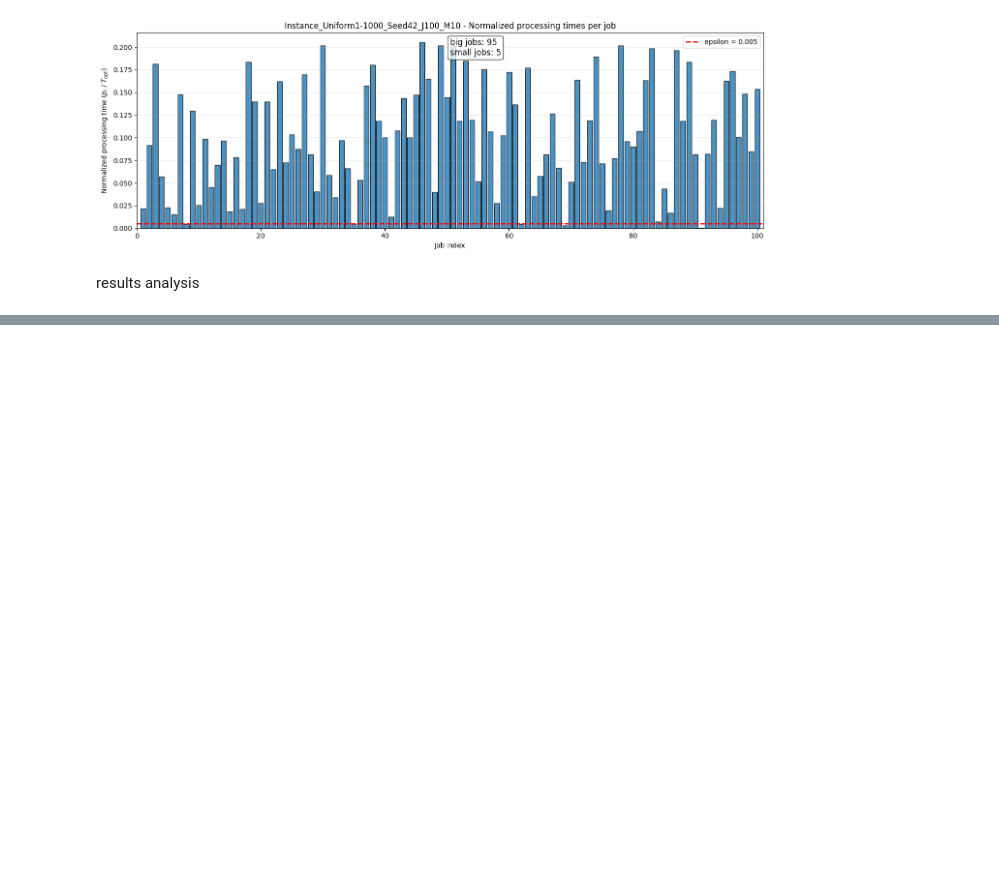
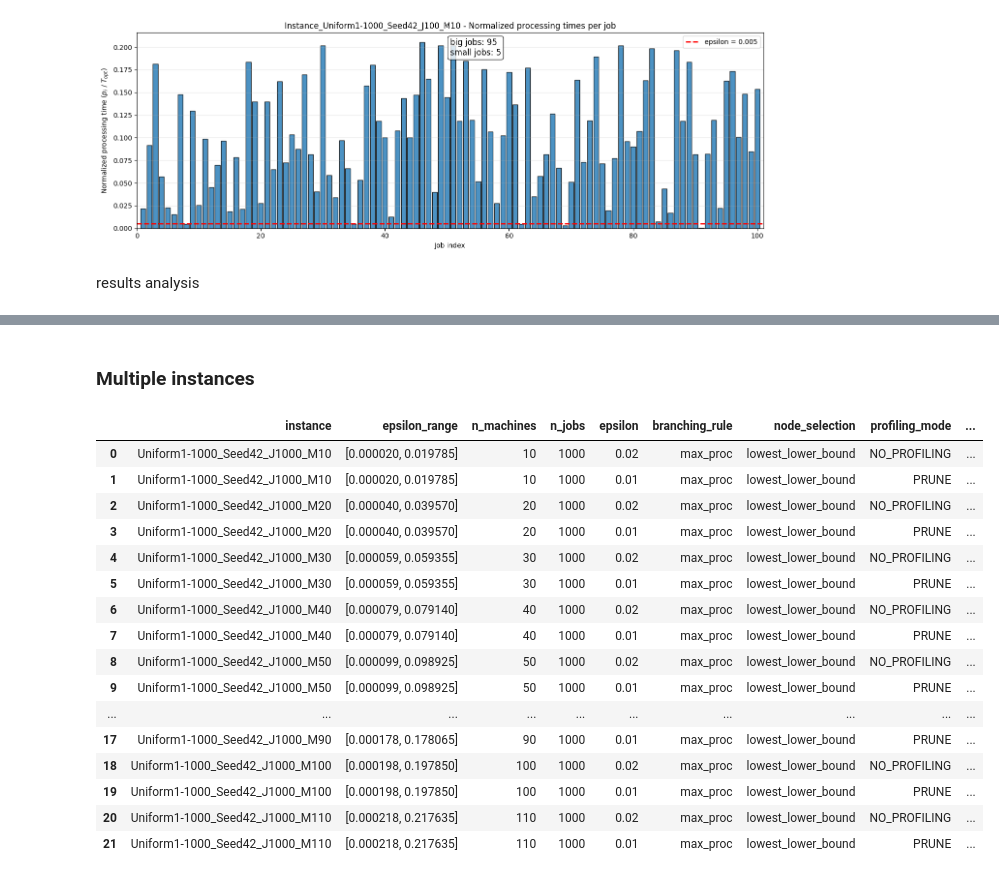
Before and after one commit to BEagle1984/branch_and_bound_as_PTAS, a Jupyter notebook: plots_identical.ipynb, the cells around one changed output, grey strips where cells are left out. Cells and saved outputs as stored; diff of their text form; code cells hidden in the pictures; blank space fills up the shorter version.

```diff
--- a/plots_identical.ipynb
+++ b/plots_identical.ipynb
@@ -242 +249,28 @@ df.iloc[1::2]['epsilon']
 Name: epsilon, dtype: float64
+# %% [markdown]
+### Multiple instances
+# %%
+filename_resutls = "latest_identical_job_scheduling_random_instances.csv"
+
+max_nodes = 1_000
+
+df_results = pd.read_csv(f"{folder_path_output}/{filename_resutls}")
+df_results
+# %% [output]
+|  | instance | epsilon_range | n_machines | n_jobs | epsilon | branching_rule | node_selection | profiling_mode | ... |
+| 0 | Uniform1-1000_Seed42_J1000_M10 | [0.000020, 0.019785] | 10 | 1000 | 0.02 | max_proc | lowest_lower_bound | NO_PROFILING | ... |
+| 1 | Uniform1-1000_Seed42_J1000_M10 | [0.000020, 0.019785] | 10 | 1000 | 0.01 | max_proc | lowest_lower_bound | PRUNE | ... |
+| 2 | Uniform1-1000_Seed42_J1000_M20 | [0.000040, 0.039570] | 20 | 1000 | 0.02 | max_proc | lowest_lower_bound | NO_PROFILING | ... |
+| 3 | Uniform1-1000_Seed42_J1000_M20 | [0.000040, 0.039570] | 20 | 1000 | 0.01 | max_proc | lowest_lower_bound | PRUNE | ... |
+| 4 | Uniform1-1000_Seed42_J1000_M30 | [0.000059, 0.059355] | 30 | 1000 | 0.02 | max_proc | lowest_lower_bound | NO_PROFILING | ... |
+| 5 | Uniform1-1000_Seed42_J1000_M30 | [0.000059, 0.059355] | 30 | 1000 | 0.01 | max_proc | lowest_lower_bound | PRUNE | ... |
+| 6 | Uniform1-1000_Seed42_J1000_M40 | [0.000079, 0.079140] | 40 | 1000 | 0.02 | max_proc | lowest_lower_bound | NO_PROFILING | ... |
+| 7 | Uniform1-1000_Seed42_J1000_M40 | [0.000079, 0.079140] | 40 | 1000 | 0.01 | max_proc | lowest_lower_bound | PRUNE | ... |
+| 8 | Uniform1-1000_Seed42_J1000_M50 | [0.000099, 0.098925] | 50 | 1000 | 0.02 | max_proc | lowest_lower_bound | NO_PROFILING | ... |
+| 9 | Uniform1-1000_Seed42_J1000_M50 | [0.000099, 0.098925] | 50 | 1000 | 0.01 | max_proc | lowest_lower_bound | PRUNE | ... |
+| ... | ... | ... | ... | ... | ... | ... | ... | ... | ... |
+| 17 | Uniform1-1000_Seed42_J1000_M90 | [0.000178, 0.178065] | 90 | 1000 | 0.01 | max_proc | lowest_lower_bound | PRUNE | ... |
+| 18 | Uniform1-1000_Seed42_J1000_M100 | [0.000198, 0.197850] | 100 | 1000 | 0.02 | max_proc | lowest_lower_bound | NO_PROFILING | ... |
+| 19 | Uniform1-1000_Seed42_J1000_M100 | [0.000198, 0.197850] | 100 | 1000 | 0.01 | max_proc | lowest_lower_bound | PRUNE | ... |
+| 20 | Uniform1-1000_Seed42_J1000_M110 | [0.000218, 0.217635] | 110 | 1000 | 0.02 | max_proc | lowest_lower_bound | NO_PROFILING | ... |
+| 21 | Uniform1-1000_Seed42_J1000_M110 | [0.000218, 0.217635] | 110 | 1000 | 0.01 | max_proc | lowest_lower_bound | PRUNE | ... |
```
Also changed, not shown: parts of 7 cells of this notebook, 5 other files.
